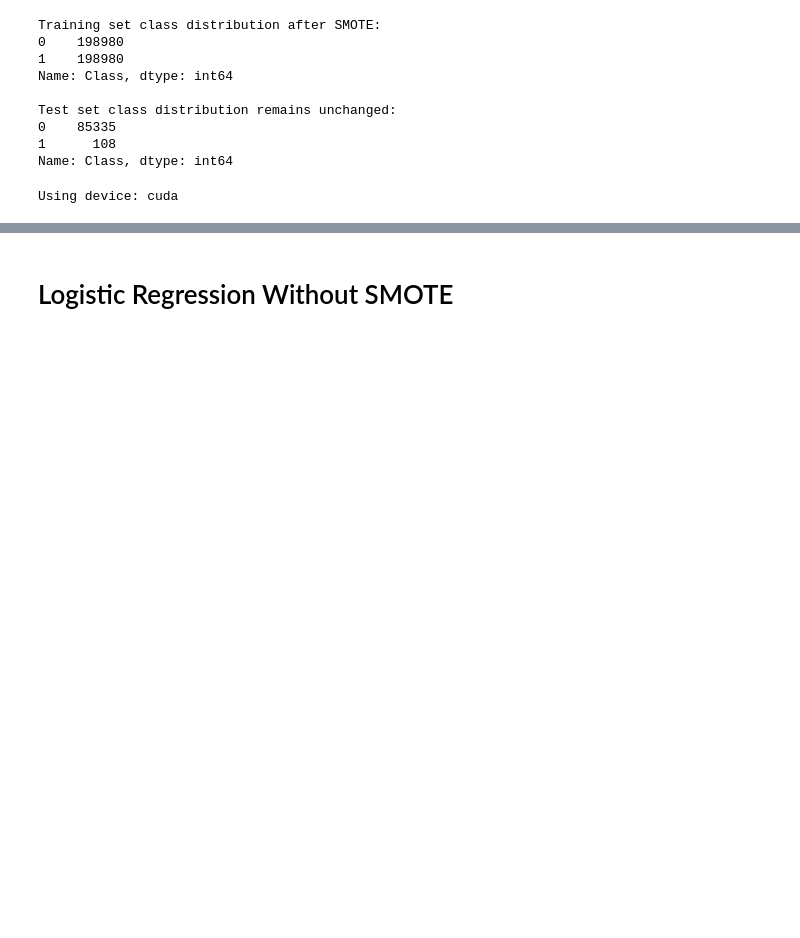
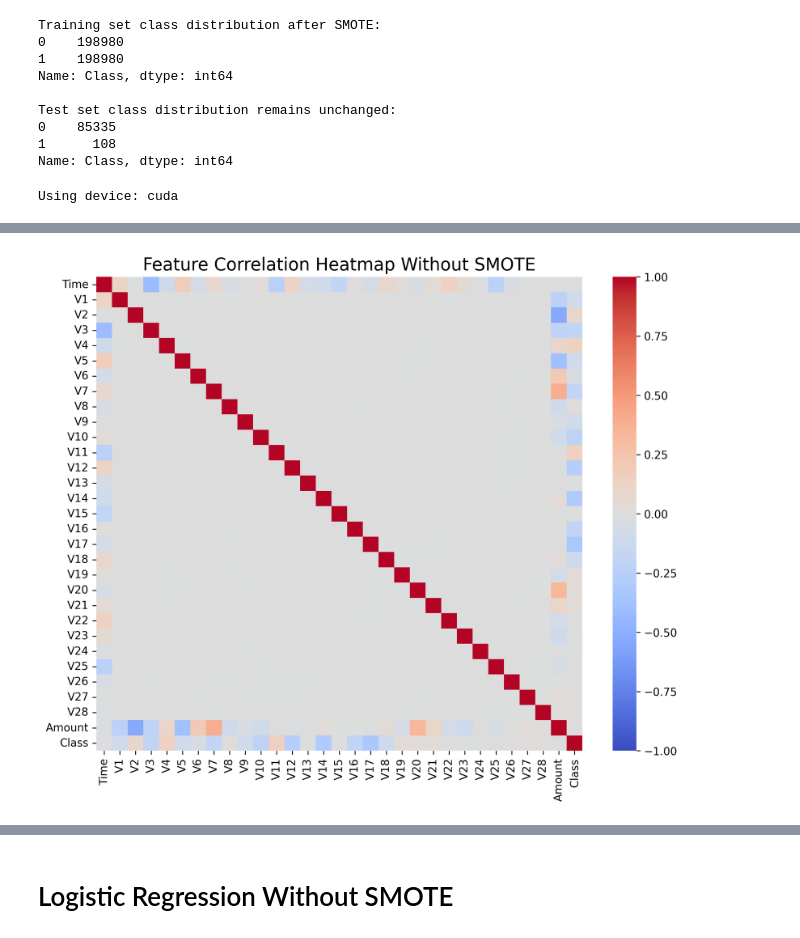
Before and after one commit to fengyuanshen/DS542_Final, a Jupyter notebook: Final_Project.ipynb, the cells around one changed output, grey strips where cells are left out. Drawn from its saved outputs; the diff is of its cells as text; code cells hidden in the pictures; blank space fills up the shorter version.

```diff
--- a/Final_Project.ipynb
+++ b/Final_Project.ipynb
@@ -236,0 +276,8 @@ test_loader = DataLoader(test_dataset, batch_size=64, shuffle=False)
+# %%
+correlation_matrix = data.corr()
+plt.figure(figsize=(10, 8), dpi=300)
+sns.heatmap(correlation_matrix, cmap='coolwarm', annot=False, vmin=-1, vmax=1)
+plt.title('Feature Correlation Heatmap Without SMOTE', fontsize=16)
+plt.show()
+# %% [output]
+[figure, added]
```
Also changed, not shown: parts of 65 cells of this notebook.
